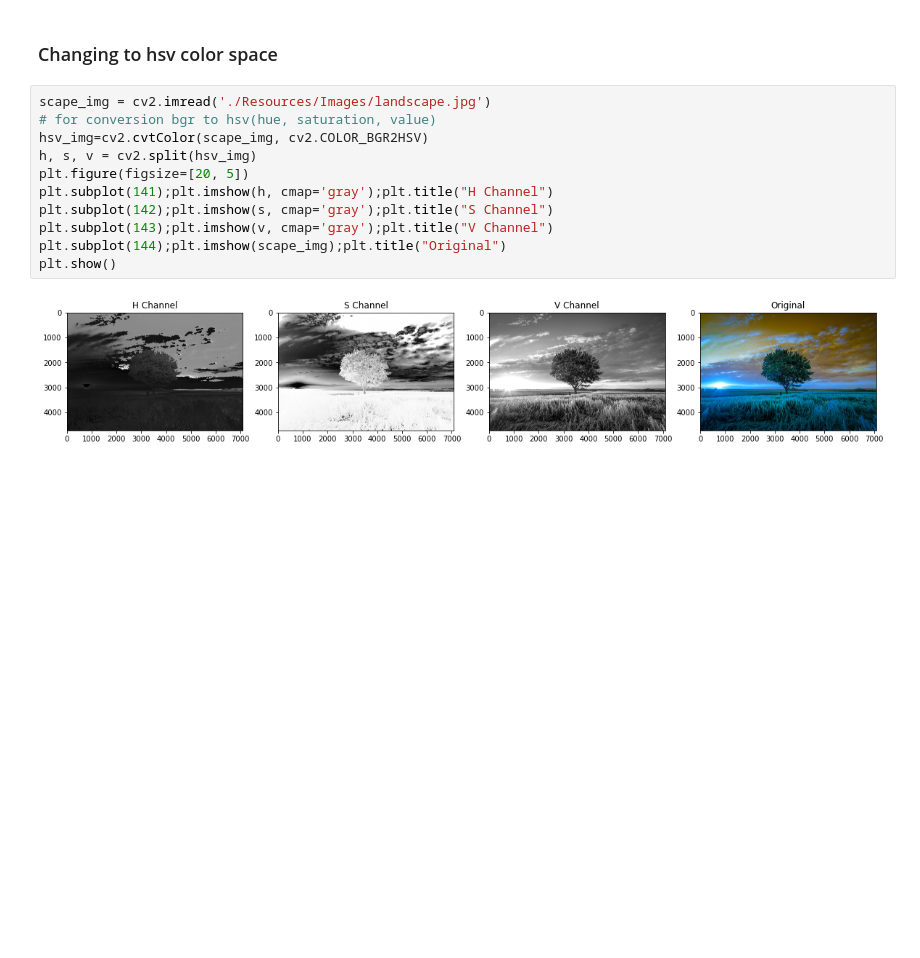
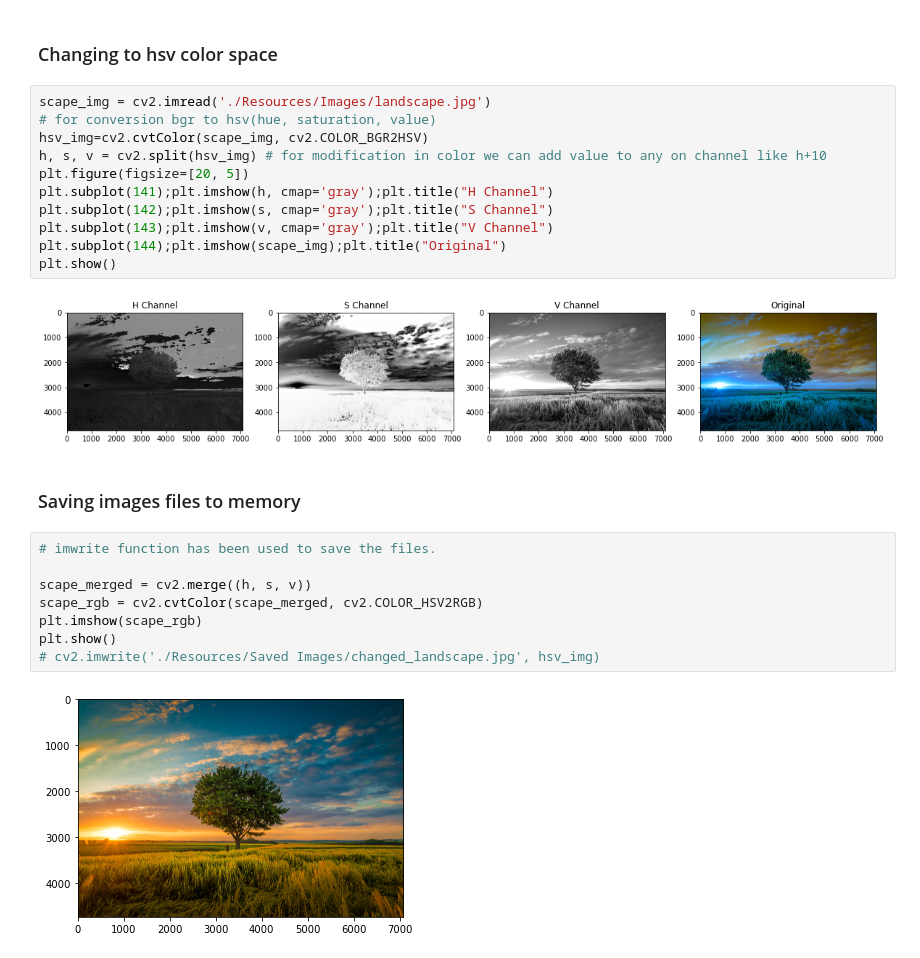
Before and after one commit to mdvadiyatnaqvi/OpenCV, a Jupyter notebook: 1-Getting Started with Images/image_handling.ipynb, the cells around one changed output. Cells and saved outputs as stored; diff of their text form; blank space fills up the shorter version.

Commit message:
new images saving to memory has been done

```diff
--- a/1-Getting Started with Images/image_handling.ipynb
+++ b/1-Getting Started with Images/image_handling.ipynb
@@ -72,7 +72,7 @@ plt.show()
 scape_img = cv2.imread('./Resources/Images/landscape.jpg')
 # for conversion bgr to hsv(hue, saturation, value)
 hsv_img=cv2.cvtColor(scape_img, cv2.COLOR_BGR2HSV)
-h, s, v = cv2.split(hsv_img)
+h, s, v = cv2.split(hsv_img) # for modification in color we can add value to any on channel like h+10
 plt.figure(figsize=[20, 5])
 plt.subplot(141);plt.imshow(h, cmap='gray');plt.title("H Channel")
 plt.subplot(142);plt.imshow(s, cmap='gray');plt.title("S Channel")
@@ -81,3 +81,15 @@ plt.subplot(144);plt.imshow(scape_img);plt.title("Original")
 plt.show()
 # %% [output]
 [figure]
+# %% [markdown]
+### Saving images files to memory
+# %%
+# imwrite function has been used to save the files.
+
+scape_merged = cv2.merge((h, s, v))
+scape_rgb = cv2.cvtColor(scape_merged, cv2.COLOR_HSV2RGB)
+plt.imshow(scape_rgb)
+plt.show()
+# cv2.imwrite('./Resources/Saved Images/changed_landscape.jpg', hsv_img)
+# %% [output]
+[figure, added]
```
Also changed, not shown: 1 other file.
